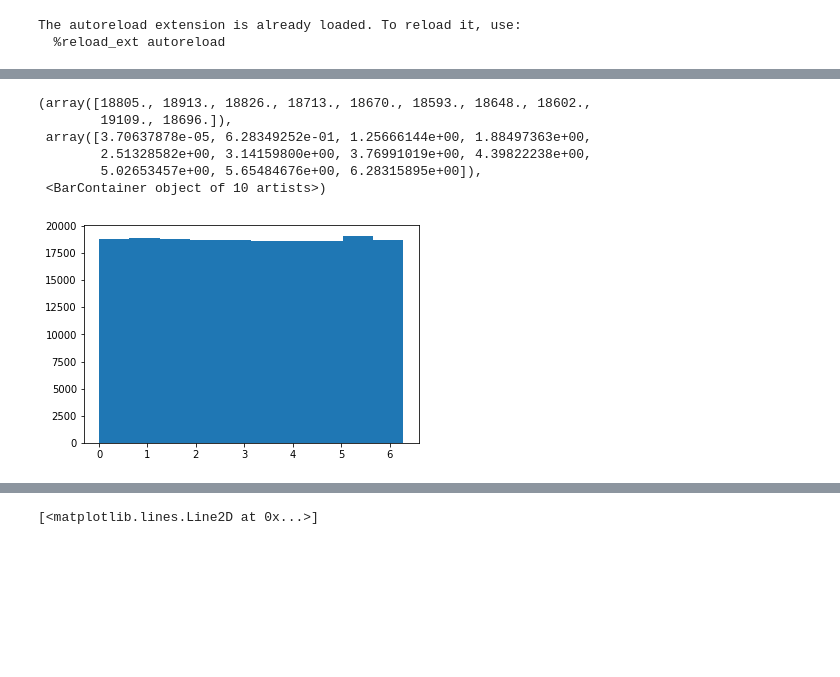
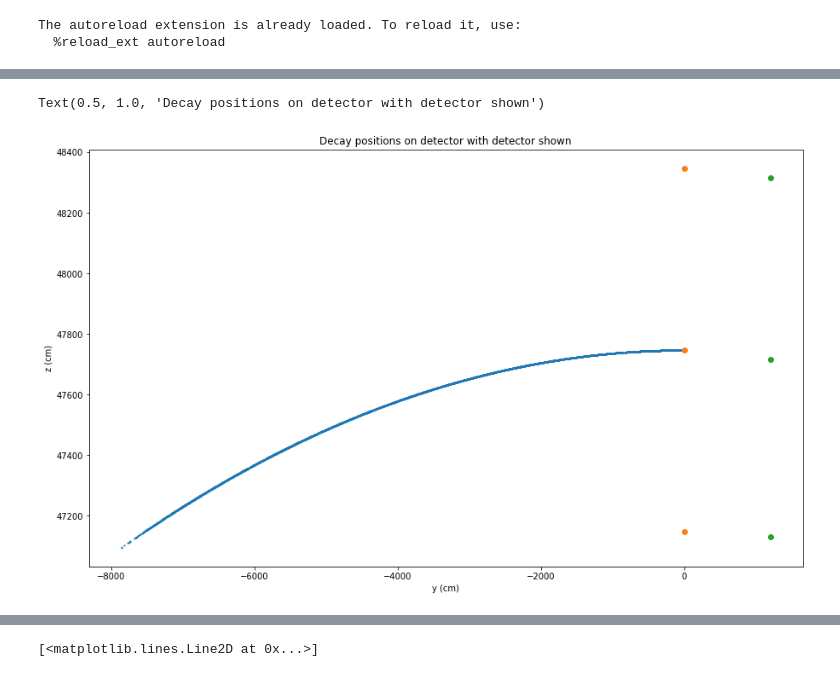
Before and after one commit to mhostert/BIN_MC, a Jupyter notebook: nu_circular_events.ipynb, the cells around one changed output, grey strips where cells are left out. Drawn from its saved outputs; the diff is of its cells as text; code cells hidden in the pictures; blank space fills up the shorter version.

```diff
--- a/nu_circular_events.ipynb
+++ b/nu_circular_events.ipynb
@@ -13,6 +13,10 @@ The autoreload extension is already loaded. To reload it, use:
   %reload_ext autoreload
 # %%
 #Circular detector (R = 10 km = 10 000 m = 1 000 000 cm) with 1 TeV max energy and 380 GeV average energy (arbitrary); shoudl output some acceptance
+Radius = 3e5/2/np.pi
+Detector_height = 1.1e3
+Dimensions_detector = [6e2, 3]
+
 mdb = nuflux.fluxMC.MuonDecay()
 
 df = mdb.simulate_decays(
@@ -28,11 +32,11 @@ df = mdb.simulate_decays(
                             )
 
 _= mdb.propagate_to_detector(
-                            Racc = 1e6,
+                            Racc = Radius,
                             circular = True,
-                            det_height = 10e2, #10 m in cm
-                            Ddetector =[300, 0]) #arbitrary dimensions for circ detect SHEET at x = 0, y=0, z = Racc ; [0] is radius of detector and [1] is the hollow hole in the middle
+                            det_height = Detector_height, #10 m in cm
+                            Ddetector =Dimensions_detector) #arbitrary dimensions for circ detect SHEET at x = 0, y=0, z = Racc ; [0] is radius of detector and [1] is the hollow hole in the middle
 _ = mdb.flux_in_detector(circular = True, NBINS=50)
 
-print("If decay uniform, then acceptance = {}".format(1 / 2 /np.pi * np.arccos(1e6 / (1e6 + 3e2))))
+print("If decay uniform, then acceptance = {}".format(1 / 2 /np.pi * np.arccos(Radius / (Radius + Dimensions_detector[0]))))
 # %% [output]
@@ -96,10 +113,12 @@ plt.hist(mdb.cases[:,1][mdb.mask_numu])
-# %%
-plt.hist(mdb.delta)
-# %% [output]
-(array([18805., 18913., 18826., 18713., 18670., 18593., 18648., 18602.,
-        19109., 18696.]),
- array([3.70637878e-05, 6.28349252e-01, 1.25666144e+00, 1.88497363e+00,
-        2.51328582e+00, 3.14159800e+00, 3.76991019e+00, 4.39822238e+00,
-        5.02653457e+00, 5.65484676e+00, 6.28315895e+00]),
- <BarContainer object of 10 artists>)
-[figure, removed]
+# %%
+plt.figure(figsize=(15,9))
+h = Radius - np.sqrt(Radius**2 - Detector_height**2)
+plt.scatter(mdb.pos_at[1,:][mdb.mask_numu], mdb.pos_at[2,:][mdb.mask_numu], s=1)
+plt.scatter([0, 0, 0], [Radius + Dimensions_detector[0], Radius, Radius-Dimensions_detector[0]])
+plt.scatter([Detector_height, Detector_height, Detector_height], [Radius + Dimensions_detector[0]-h, Radius-h, Radius-Dimensions_detector[0]]-h)
+plt.xlabel("y (cm)")
+plt.ylabel("z (cm)")
+plt.title("Decay positions on detector with detector shown")
+# %% [output]
+Text(0.5, 1.0, 'Decay positions on detector with detector shown')
+[figure, added]
```
Also changed, not shown: parts of 21 cells of this notebook, 22 other files.
